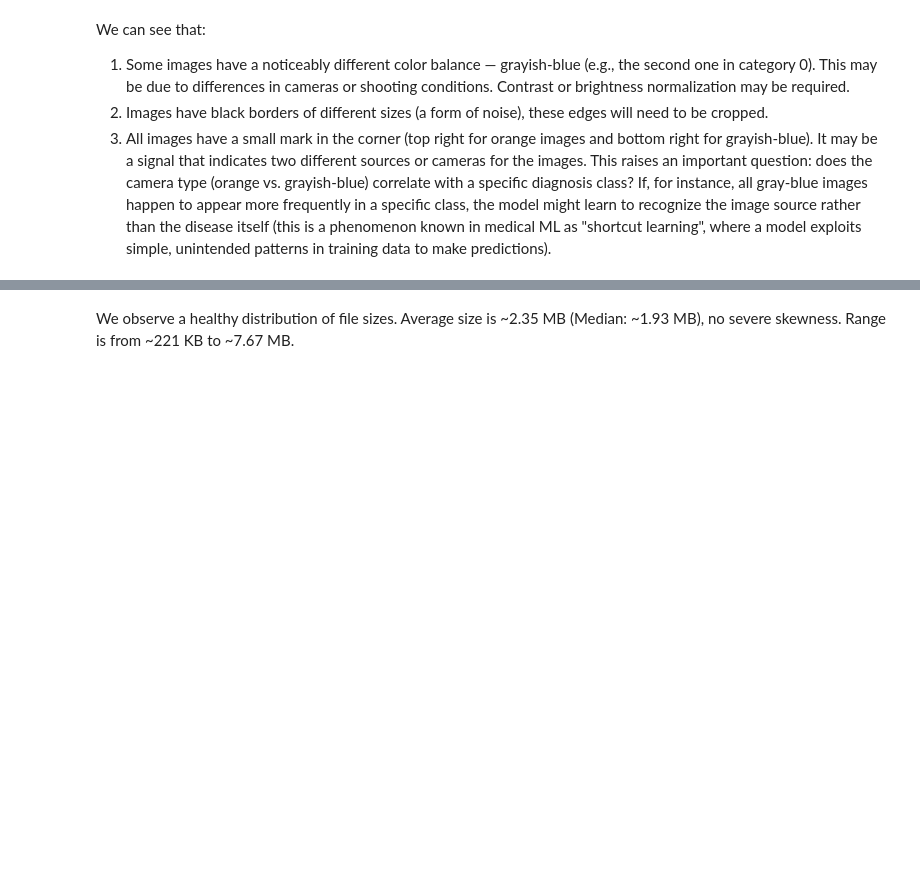
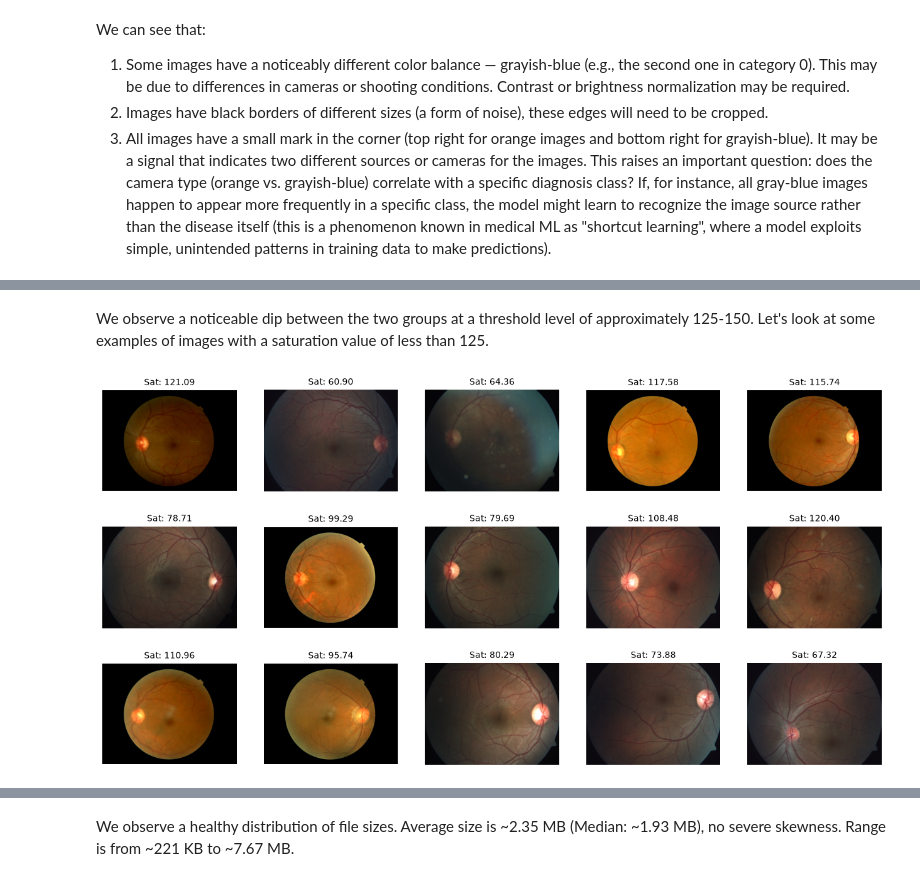
Before and after one commit to valeria-ltv/diabetic-retinopathy-classifier, a Jupyter notebook: notebooks/01_eda.ipynb, the cells around one changed output, grey strips where cells are left out. Drawn from its saved outputs; the diff is of its cells as text; code cells hidden in the pictures; blank space fills up the shorter version.

```diff
--- a/notebooks/01_eda.ipynb
+++ b/notebooks/01_eda.ipynb
@@ -162,0 +168,15 @@ max    7.674292e+06
+# %% [markdown]
+We observe a noticeable dip between the two groups at a threshold level of approximately 125-150. Let's look at some examples of images with a saturation value of less than 125.
+# %%
+low_saturation = train_df_copy[train_df_copy['s_mean'] < 125][:15]
+fig, axes = plt.subplots(3, 5, figsize=(16, 8))
+axes = axes.flatten()
+for i, (_, row) in enumerate(low_saturation.iterrows()):
+    img_path = os.path.join(DIR_TRAIN, f"{row['id_code']}.png")
+    img = Image.open(img_path)
+    axes[i].imshow(img)
+    axes[i].set_title(f"Sat: {row['s_mean']:.2f}", fontsize=10)
+    axes[i].axis('off')
+plt.show()
+# %% [output]
+[figure, added]
```
Also changed, not shown: parts of 21 cells of this notebook, 1 other file.
